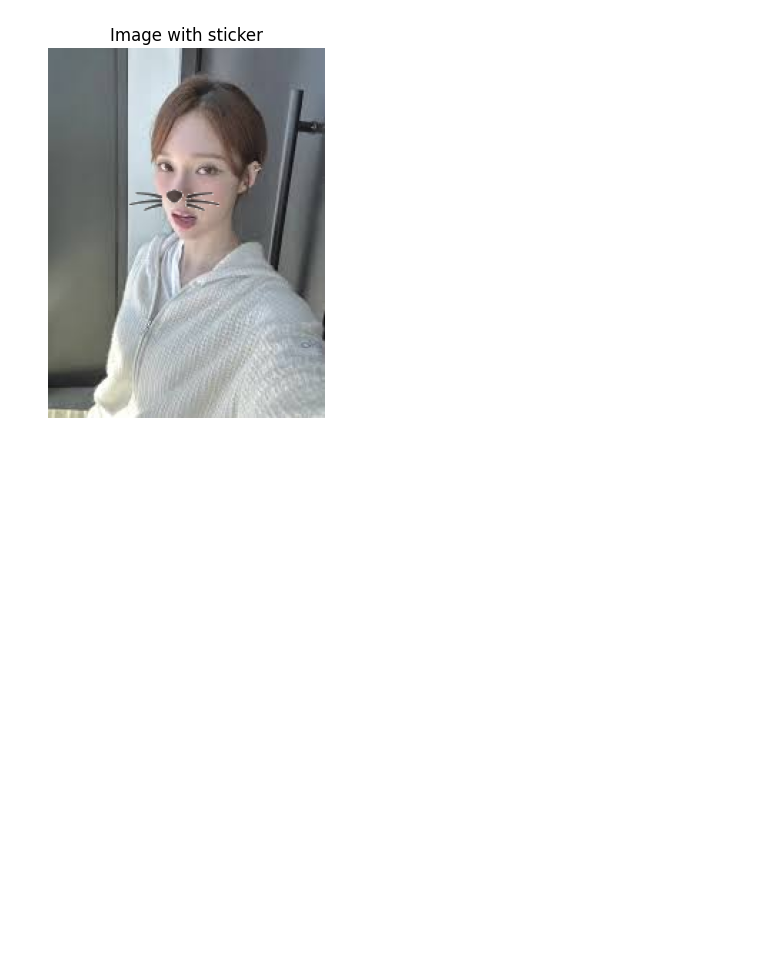
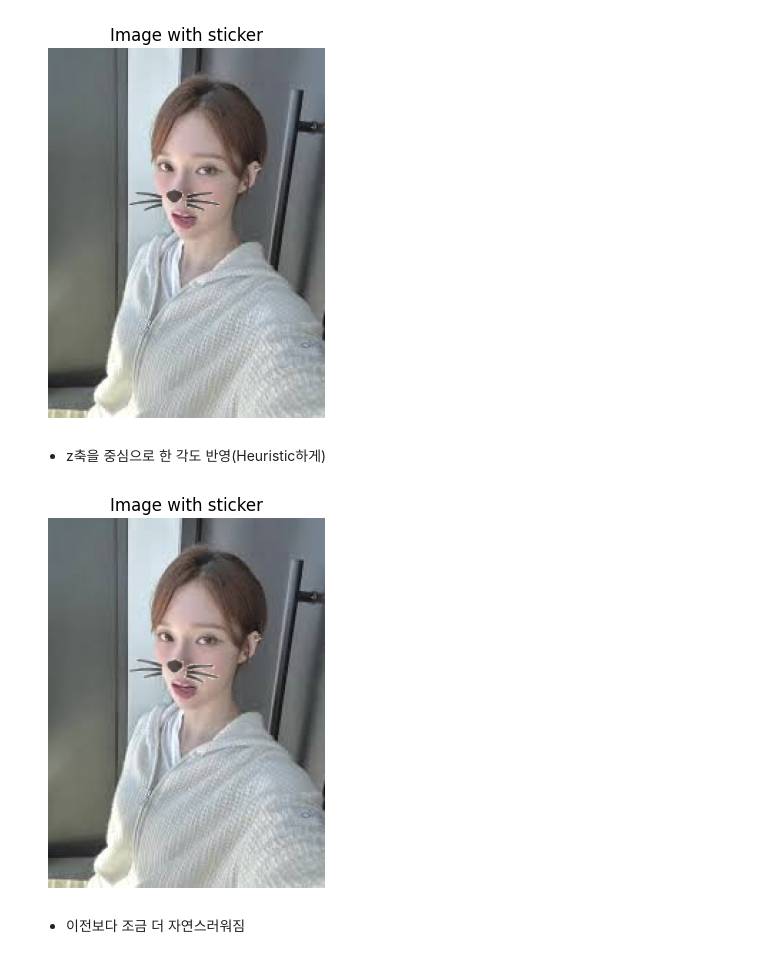
Before and after one commit to EunHak0501/AIFFEL_quest_rs, a Jupyter notebook: Exploration/Ex03/ex03.ipynb, the cells around one changed output. Cells and saved outputs as stored; diff of their text form; code cells hidden in the pictures; blank space fills up the shorter version.

```diff
--- a/Exploration/Ex03/add_sticker_in_face.ipynb
+++ b/Exploration/Ex03/ex03.ipynb
@@ -213,3 +213,5 @@ img = add_sticker(img_show, cropped_sticker)
 show_image(img, title='Image with sticker')
 # %% [output]
 [figure]
+# %% [markdown]
+- z축을 중심으로 한 각도 반영(Heuristic하게)
@@ -215,0 +253,36 @@ show_image(img, title='Image with sticker')
+# %%
+image_path = os.path.join('work/camera_sticker/images/winter_selfcamera.jpg')
+sticker_path = os.path.join('work/camera_sticker/images/cat-whiskers.png')
+landmark_model_path = os.path.join('work/camera_sticker/models/shape_predictor_68_face_landmarks.dat')
+
+img_face = cv2.imread(image_path)
+img_face = cv2.cvtColor(img_face, cv2.COLOR_BGR2RGB)
+img_show = img_face.copy()
+
+# 모델 불러오기
+box_detector = dlib.get_frontal_face_detector()
+landmark_detector = dlib.shape_predictor(landmark_model_path)
+
+# 경계, 랜드마크 추출
+face_boxes = detect_facebox(box_detector, img_face)
+list_landmarks = landmark_detect(landmark_detector, img_face, face_boxes)
+
+# 스티커 위치, 크기 조절
+box = face_boxes[0]
+landmark = list_landmarks[0]
+x_center, y_center = get_sticker_center(box, landmark)
+
+sticker_raw = cv2.imread(sticker_path)
+cropped_sticker, (sh, sw), (tx, ty) = resize_and_cut_sticker(sticker_raw, box, img_face)
+
+yaw_r   = yaw_ratio_from_nose(box, landmark)          # [-1,1]
+angle_z = z_angle_from_yaw_ratio(yaw_r, max_angle=30, gamma=1.5)
+cropped_sticker = rotate_sticker_z(cropped_sticker, angle_z)
+
+# 마지막엔 img_show 사용
+img = add_sticker(img_show, cropped_sticker)
+show_image(img, title='Image with sticker')
+# %% [output]
+[figure, added]
+# %% [markdown]
+- 이전보다 조금 더 자연스러워짐
```
Also changed, not shown: parts of 1 cell of this notebook.
